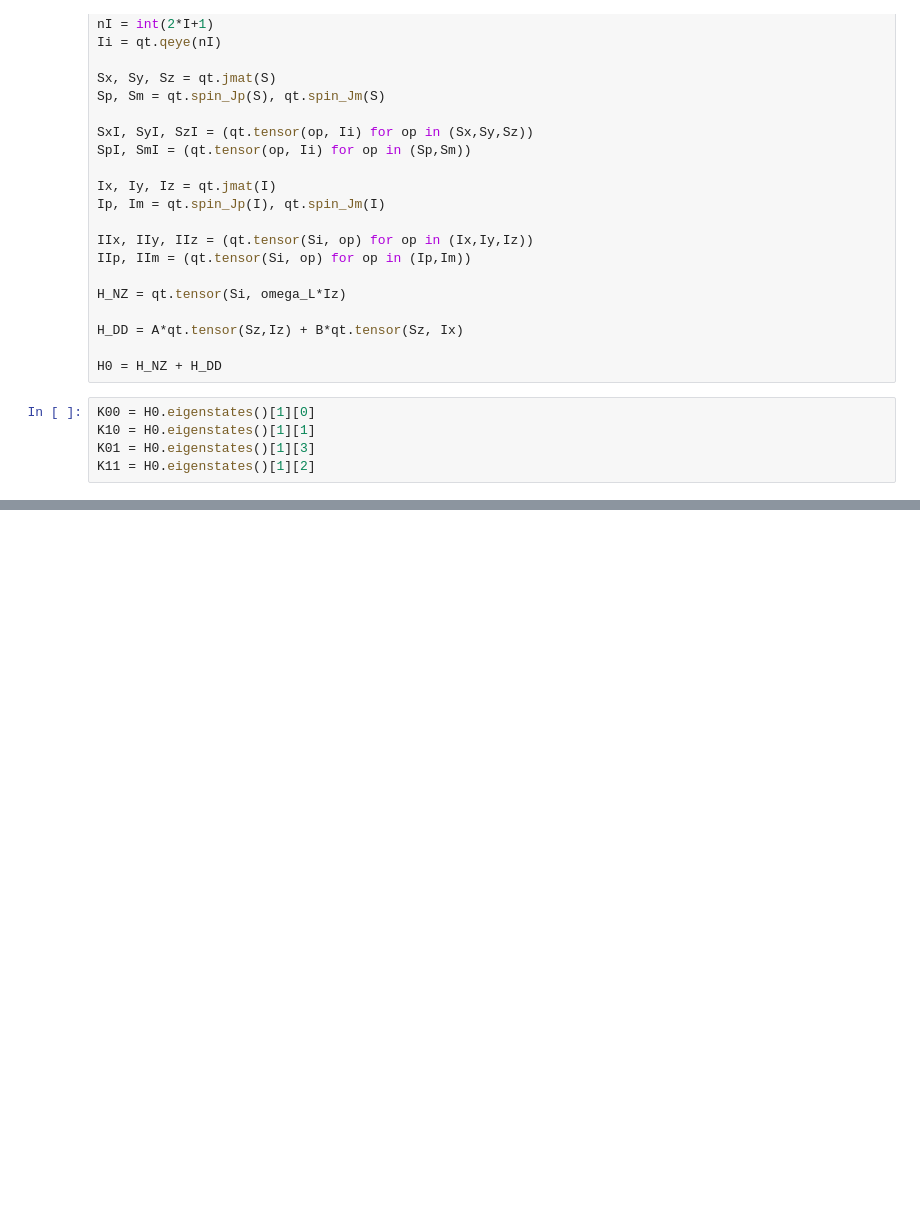
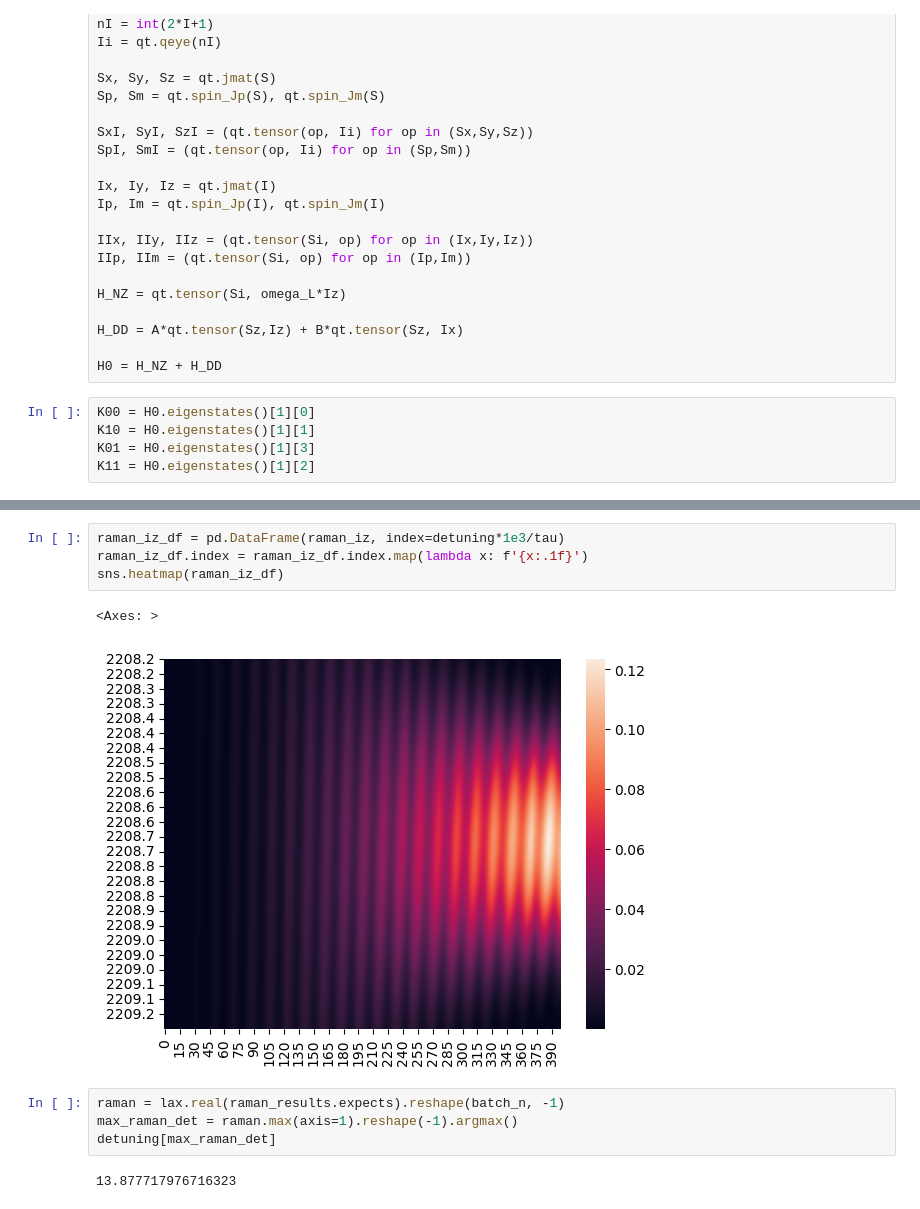
Before and after one commit to Quantronics/SpinDynamics, a Jupyter notebook: dynamiqs.ipynb, the cells around one changed output, grey strips where cells are left out. Drawn from its saved outputs; the diff is of its cells as text; blank space fills up the shorter version.

```diff
--- a/dynamiqs.ipynb
+++ b/dynamiqs.ipynb
@@ -323,0 +176,13 @@ tensor([[1],
+# %%
+raman_iz_df = pd.DataFrame(raman_iz, index=detuning*1e3/tau)
+raman_iz_df.index = raman_iz_df.index.map(lambda x: f'{x:.1f}')
+sns.heatmap(raman_iz_df)
+# %% [output]
+<Axes: >
+[figure, added]
+# %%
+raman = lax.real(raman_results.expects).reshape(batch_n, -1)
+max_raman_det = raman.max(axis=1).reshape(-1).argmax()
+detuning[max_raman_det]
+# %% [output]
+13.877717976716323
```
Also changed, not shown: parts of 29 cells of this notebook.
